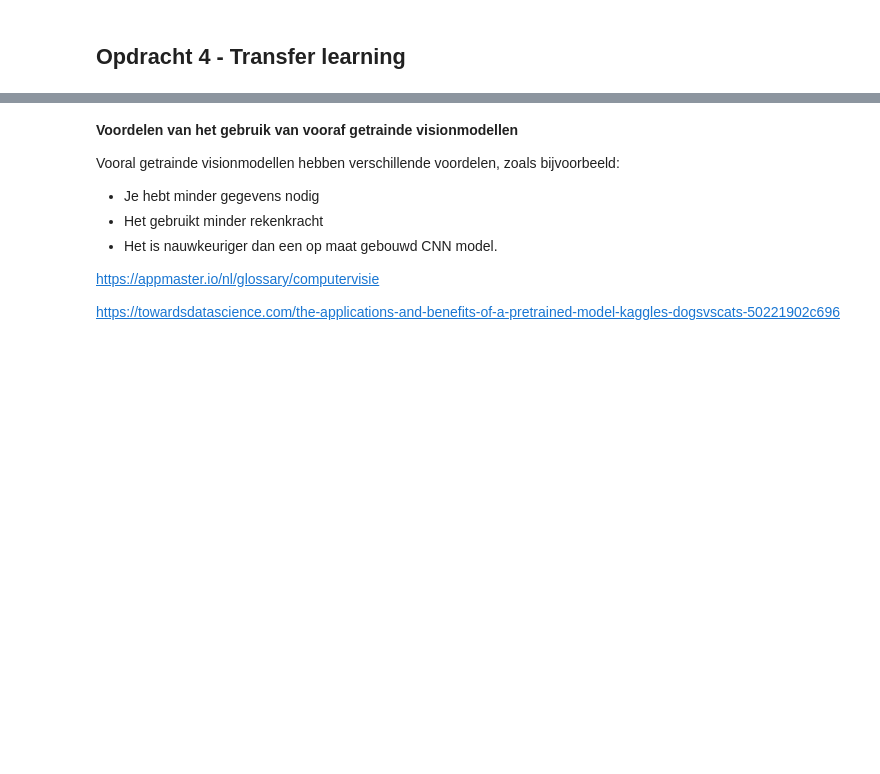
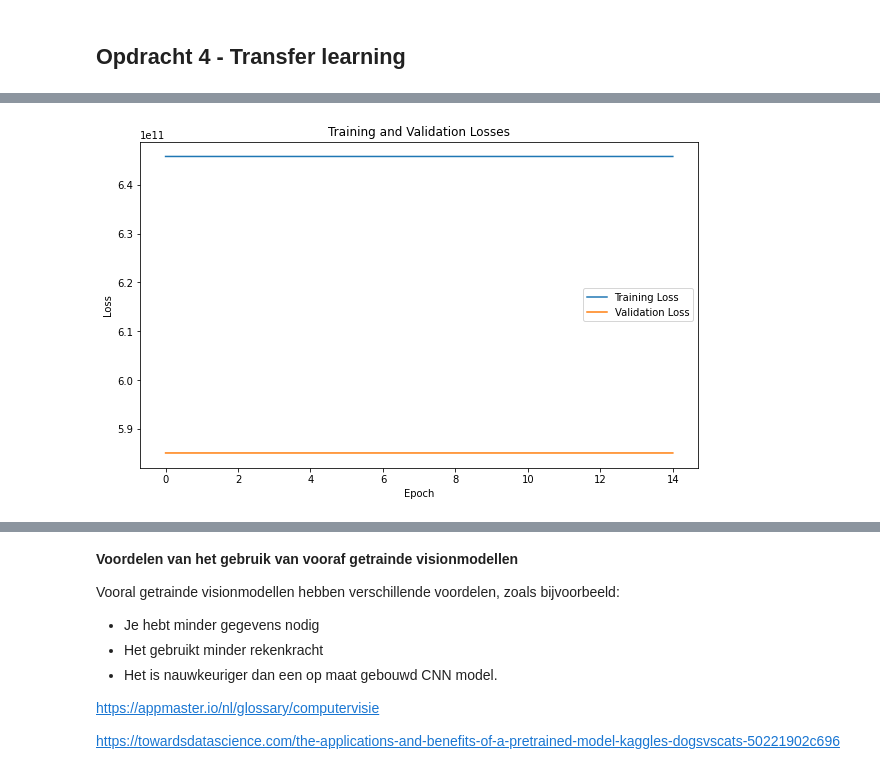
Before and after one commit to Vince16270/Huizenprijzen-Voorspellen, a Jupyter notebook: Portfolio opdracht 1/Portfolio 1.ipynb, the cells around one changed output, grey strips where cells are left out. Cells and saved outputs as stored; diff of their text form; code cells hidden in the pictures; blank space fills up the shorter version.

```diff
--- a/Portfolio opdracht 1/Portfolio 1.ipynb
+++ b/Portfolio opdracht 1/Portfolio 1.ipynb
@@ -394,0 +477,43 @@ X_train, X_test, y_train, y_test = train_test_split(X, y, test_size=0.2, random_
+# %%
+AUTOTUNE = tf.data.AUTOTUNE
+
+train_dataset = train_dataset.cache().shuffle(5).prefetch(buffer_size=AUTOTUNE)
+val_dataset = val_dataset.cache().prefetch(buffer_size=AUTOTUNE)
+# %%
+from tensorflow.keras import layers
+
+model = Sequential([
+    layers.Conv2D(16, (3, 3), activation='relu', padding='same', input_shape=(224, 224, 3)),
+    layers.BatchNormalization(),
+    layers.MaxPooling2D(2, 2),
+    layers.Dropout(0.25),
+    layers.Conv2D(32, (3, 3), padding='same', activation='relu'),
+    layers.BatchNormalization(),
+    layers.MaxPooling2D(2, 2),
+    layers.Dropout(0.25),
+    layers.Conv2D(64, (3, 3), padding='same', activation='relu'),
+    layers.BatchNormalization(),
+    layers.MaxPooling2D(2, 2),
+    layers.Dropout(0.25),
+    layers.Conv2D(128, (3, 3), padding='same', activation='relu'),
+    layers.BatchNormalization(),
+    layers.MaxPooling2D(2, 2),
+    layers.Dropout(0.25),
+    layers.Conv2D(256, (3, 3), padding='same', activation='relu'),
+    layers.BatchNormalization(),
+    layers.MaxPooling2D(2, 2),
+    layers.Dropout(0.25),
+    layers.Flatten(),
+    layers.Dense(256, activation='relu'),
+    layers.BatchNormalization(),
+    layers.Dropout(0.25),
+    layers.Dense(128, activation='relu'),
+    layers.BatchNormalization(),
+    layers.Dropout(0.25),
+    layers.Dense(1, activation='sigmoid')  # Single output node for regression, constrained to be between 0 and 1
+])
+# %%
+model.compile(optimizer=tf.keras.optimizers.Adam(learning_rate=0.001), loss='mean_squared_error')
+
+num_epochs = 15
+history = model.fit(train_dataset, validation_data=val_dataset, epochs=num_epochs)
@@ -395,3 +538,7 @@ X_train, X_test, y_train, y_test = train_test_split(X, y, test_size=0.2, random_
+# %%
+plot_loss(history)
+# %% [output]
+[figure, added]
 # %%
 import tensorflow as tf
 from tensorflow.keras.applications import VGG16
```
Also changed, not shown: parts of 28 cells of this notebook.
